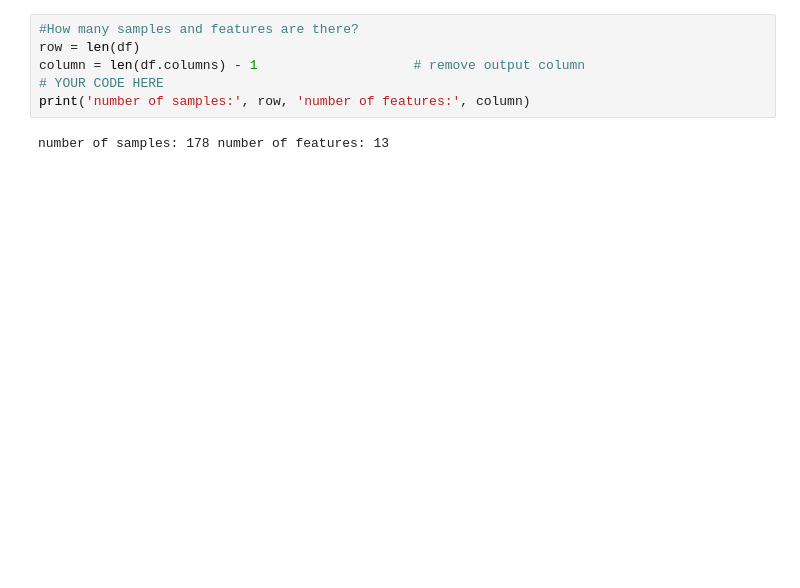
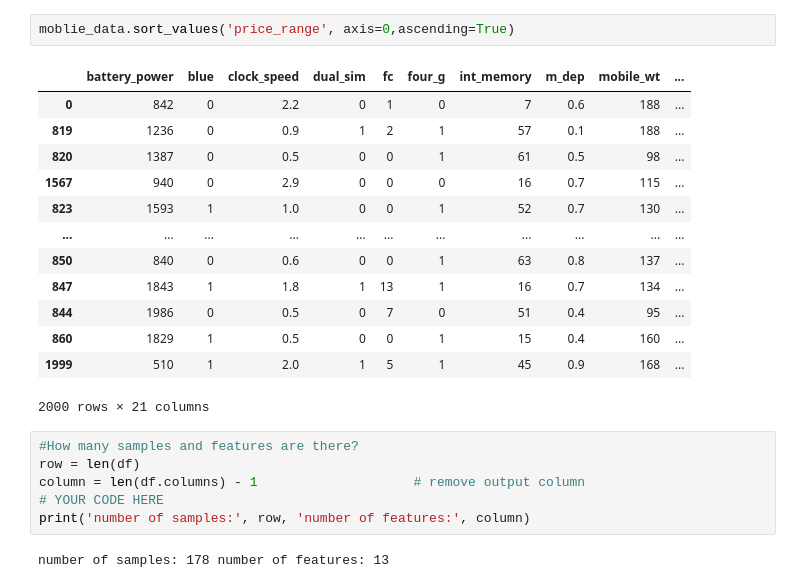
Before and after one commit to ThakdanaiSaelee/Assignment_CE888, a Jupyter notebook: Program/Assignment.ipynb, the cells around one changed output. Cells and saved outputs as stored; diff of their text form; blank space fills up the shorter version.

```diff
--- a/Program/Assignment.ipynb
+++ b/Program/Assignment.ipynb
@@ -47,3 +97,19 @@ df['alcohol'].mean(axis=0)
+# %%
+moblie_data.sort_values('price_range', axis=0,ascending=True)
+# %% [output]
+|  | battery_power | blue | clock_speed | dual_sim | fc | four_g | int_memory | m_dep | mobile_wt | ... |
+| 0 | 842 | 0 | 2.2 | 0 | 1 | 0 | 7 | 0.6 | 188 | ... |
+| 819 | 1236 | 0 | 0.9 | 1 | 2 | 1 | 57 | 0.1 | 188 | ... |
+| 820 | 1387 | 0 | 0.5 | 0 | 0 | 1 | 61 | 0.5 | 98 | ... |
+| 1567 | 940 | 0 | 2.9 | 0 | 0 | 0 | 16 | 0.7 | 115 | ... |
+| 823 | 1593 | 1 | 1.0 | 0 | 0 | 1 | 52 | 0.7 | 130 | ... |
+| ... | ... | ... | ... | ... | ... | ... | ... | ... | ... | ... |
+| 850 | 840 | 0 | 0.6 | 0 | 0 | 1 | 63 | 0.8 | 137 | ... |
+| 847 | 1843 | 1 | 1.8 | 1 | 13 | 1 | 16 | 0.7 | 134 | ... |
+| 844 | 1986 | 0 | 0.5 | 0 | 7 | 0 | 51 | 0.4 | 95 | ... |
+| 860 | 1829 | 1 | 0.5 | 0 | 0 | 1 | 15 | 0.4 | 160 | ... |
+| 1999 | 510 | 1 | 2.0 | 1 | 5 | 1 | 45 | 0.9 | 168 | ... |
+2000 rows × 21 columns
 # %%
 #How many samples and features are there?
 row = len(df)
```
Also changed, not shown: parts of 15 cells of this notebook.
